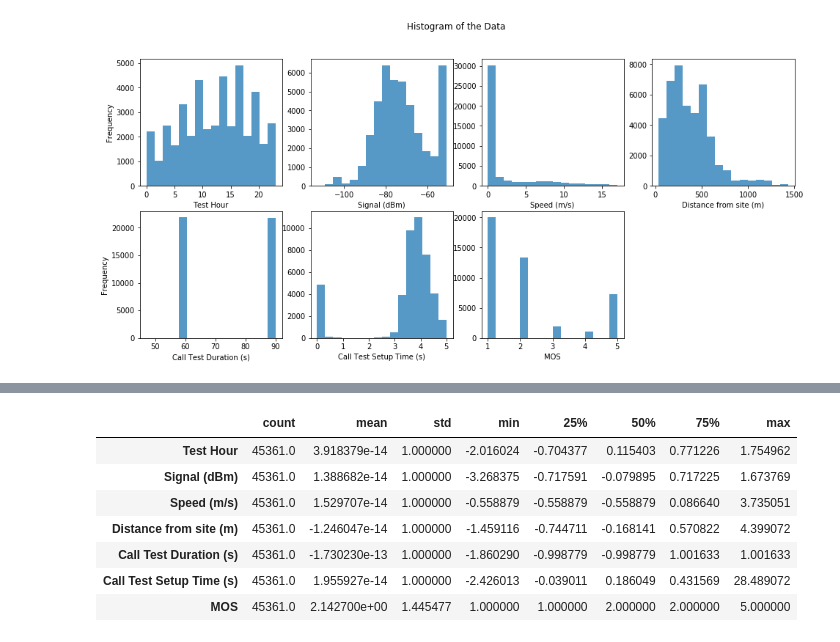
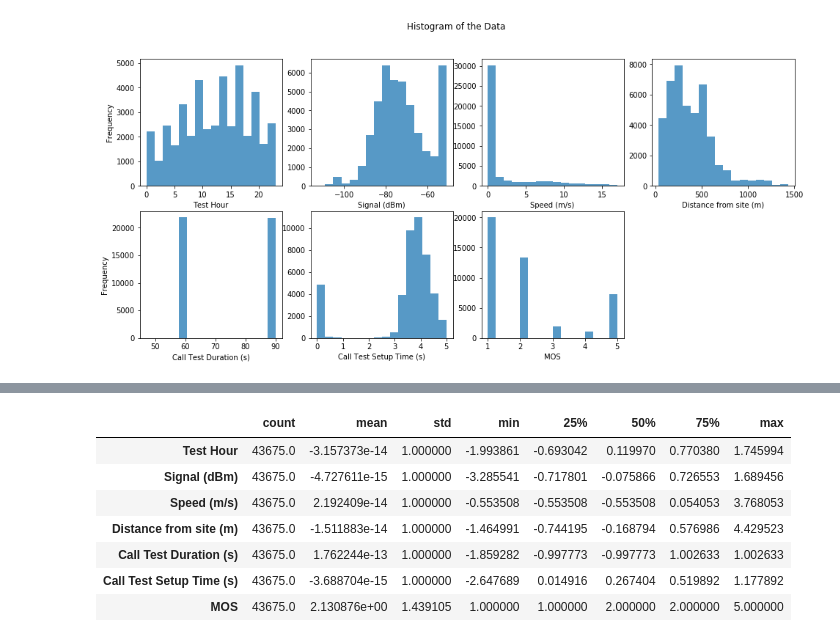
Before and after one commit to ezequiasjunior/ica2019.2, a Jupyter notebook: Homework03/hw03.ipynb, the cells around one changed output, grey strips where cells are left out. Cells and saved outputs as stored; diff of their text form; code cells hidden in the pictures.

```diff
--- a/Homework03/hw03.ipynb
+++ b/Homework03/hw03.ipynb
@@ -127,15 +127,15 @@ target_data.describe()
 # %%
 target_data.MOS = data.MOS
 # %%
-data2.describe().T
+target_data.describe().T
 # %% [output]
 |  | count | mean | std | min | 25% | 50% | 75% | max |
-| Test Hour | 45361.0 | 3.918379e-14 | 1.000000 | -2.016024 | -0.704377 | 0.115403 | 0.771226 | 1.754962 |
-| Signal (dBm) | 45361.0 | 1.388682e-14 | 1.000000 | -3.268375 | -0.717591 | -0.079895 | 0.717225 | 1.673769 |
-| Speed (m/s) | 45361.0 | 1.529707e-14 | 1.000000 | -0.558879 | -0.558879 | -0.558879 | 0.086640 | 3.735051 |
-| Distance from site (m) | 45361.0 | -1.246047e-14 | 1.000000 | -1.459116 | -0.744711 | -0.168141 | 0.570822 | 4.399072 |
-| Call Test Duration (s) | 45361.0 | -1.730230e-13 | 1.000000 | -1.860290 | -0.998779 | -0.998779 | 1.001633 | 1.001633 |
-| Call Test Setup Time (s) | 45361.0 | 1.955927e-14 | 1.000000 | -2.426013 | -0.039011 | 0.186049 | 0.431569 | 28.489072 |
-| MOS | 45361.0 | 2.142700e+00 | 1.445477 | 1.000000 | 1.000000 | 2.000000 | 2.000000 | 5.000000 |
+| Test Hour | 43675.0 | -3.157373e-14 | 1.000000 | -1.993861 | -0.693042 | 0.119970 | 0.770380 | 1.745994 |
+| Signal (dBm) | 43675.0 | -4.727611e-15 | 1.000000 | -3.285541 | -0.717801 | -0.075866 | 0.726553 | 1.689456 |
+| Speed (m/s) | 43675.0 | 2.192409e-14 | 1.000000 | -0.553508 | -0.553508 | -0.553508 | 0.054053 | 3.768053 |
+| Distance from site (m) | 43675.0 | -1.511883e-14 | 1.000000 | -1.464991 | -0.744195 | -0.168794 | 0.576986 | 4.429523 |
+| Call Test Duration (s) | 43675.0 | 1.762244e-13 | 1.000000 | -1.859282 | -0.997773 | -0.997773 | 1.002633 | 1.002633 |
+| Call Test Setup Time (s) | 43675.0 | -3.688704e-15 | 1.000000 | -2.647689 | 0.014916 | 0.267404 | 0.519892 | 1.177892 |
+| MOS | 43675.0 | 2.130876e+00 | 1.439105 | 1.000000 | 1.000000 | 2.000000 | 2.000000 | 5.000000 |
 # %%
 data2.to_excel('hw3-data/cls_trated_mos_data.xlsx')
```
Also changed, not shown: parts of 1 cell of this notebook.
